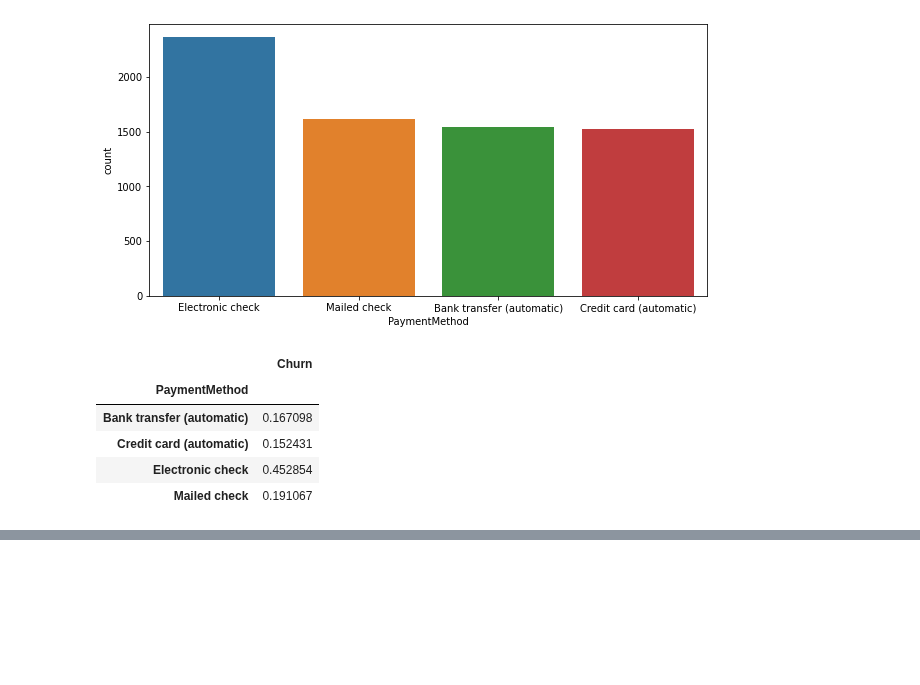
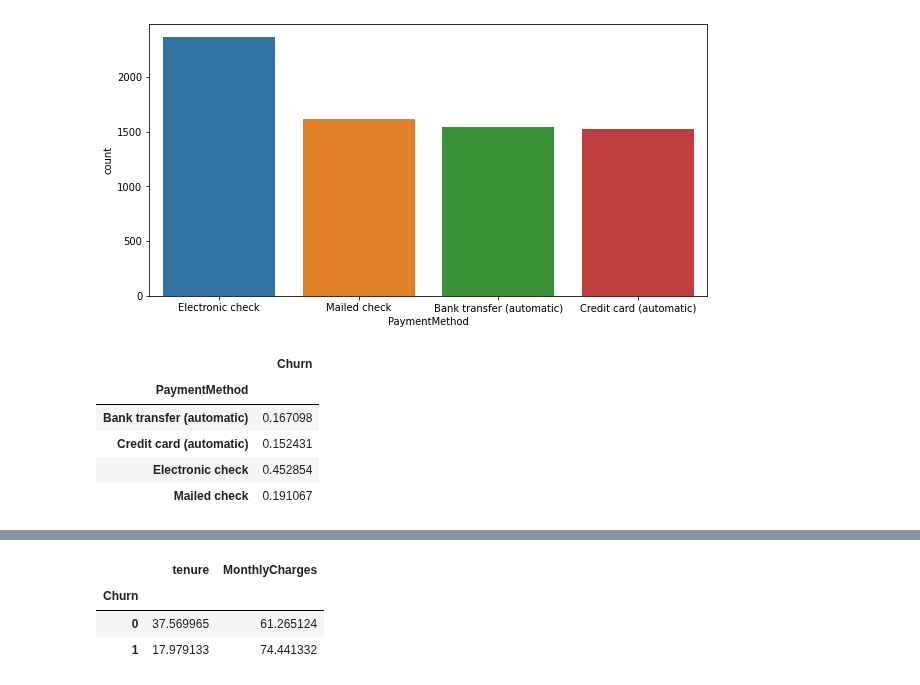
Before and after one commit to pavstar619/Churn-Prediction-Telco, a Jupyter notebook: Churn_Prediction_Telco.ipynb, the cells around one changed output, grey strips where cells are left out. Drawn from its saved outputs; the diff is of its cells as text; code cells hidden in the pictures; blank space fills up the shorter version.

```diff
--- a/Churn_Prediction_Telco.ipynb
+++ b/Churn_Prediction_Telco.ipynb
@@ -225,0 +240,9 @@ df[['PaymentMethod','Churn']].groupby('PaymentMethod').mean()
+# %%
+df[['tenure','MonthlyCharges','Churn']].groupby('Churn').mean()
+# 0s stay longer than 1 tenure
+# 0s have lower charges than 1 monthly charges
+# %% [output]
+|  | tenure | MonthlyCharges |
+| Churn |  |  |
+| 0 | 37.569965 | 61.265124 |
+| 1 | 17.979133 | 74.441332 |
```
Also changed, not shown: parts of 6 cells of this notebook.
